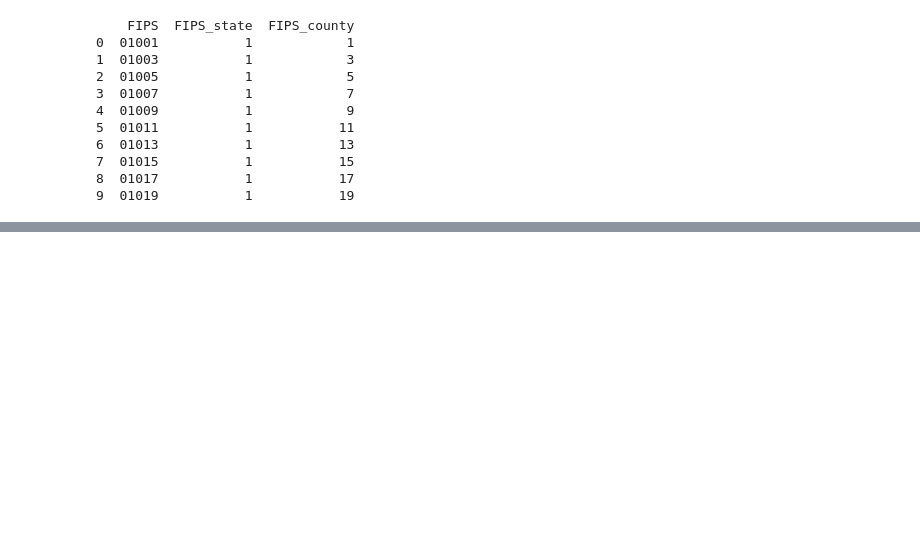
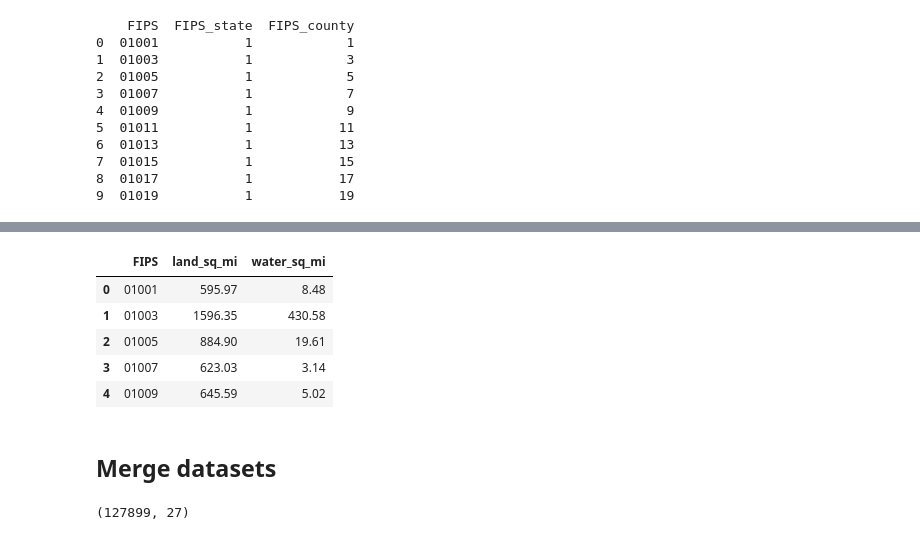
Before and after one commit to mattialodi0/progA3I, a Jupyter notebook: conditional_normalizing_flow.ipynb, the cells around one changed output, grey strips where cells are left out. Cells and saved outputs as stored; diff of their text form; code cells hidden in the pictures; blank space fills up the shorter version.

```diff
--- a/conditional_normalizing_flow.ipynb
+++ b/conditional_normalizing_flow.ipynb
@@ -315,0 +363,19 @@ print(lm_df1[['FIPS', 'FIPS_state', 'FIPS_county']].head(10))
+# %%
+lm_df = lm_df1.drop(columns=['FIPS_state', 'FIPS_county', 'state_abbrev', 'state', 'county', 'sq_mi'], inplace=False)
+# %%
+lm_df.head()
+# %% [output]
+|  | FIPS | land_sq_mi | water_sq_mi |
+| 0 | 01001 | 595.97 | 8.48 |
+| 1 | 01003 | 1596.35 | 430.58 |
+| 2 | 01005 | 884.90 | 19.61 |
+| 3 | 01007 | 623.03 | 3.14 |
+| 4 | 01009 | 645.59 | 5.02 |
+# %% [markdown]
+## Merge datasets
+# %%
+X = nd_df.merge(cs_df, on='FIPS', how='left')
+X = X.merge(lm_df, on='FIPS', how='left')
+X.shape
+# %% [output]
+(127899, 27)
```
Also changed, not shown: parts of 34 cells of this notebook, 1 other file.
